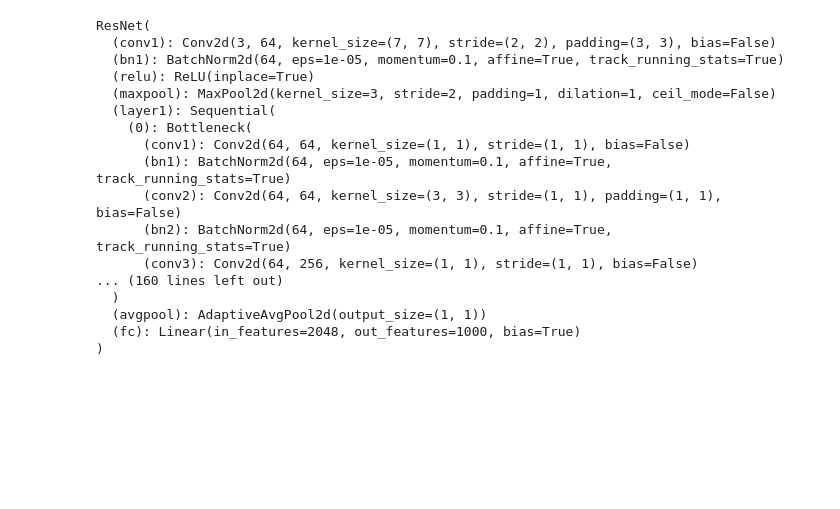
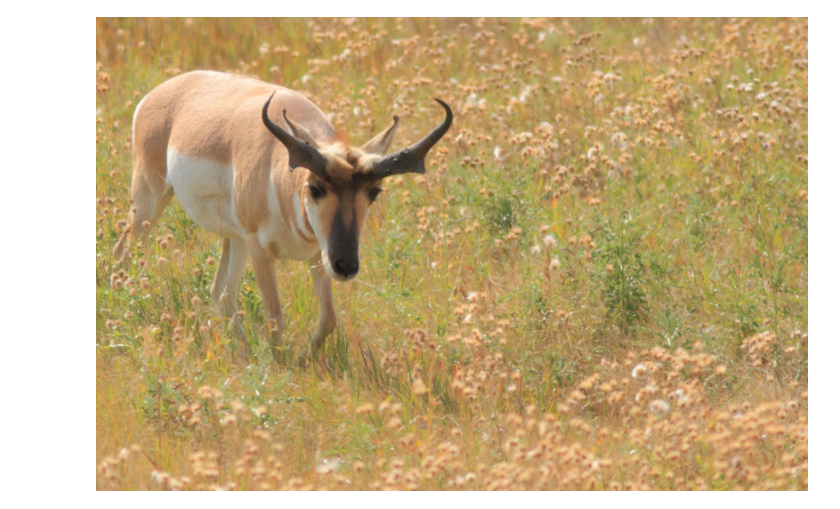
Before and after one commit to keenansamway/COSC576-Project, a Jupyter notebook: CNN-LSTM/playground.ipynb, the cells around one changed output. Drawn from its saved outputs; the diff is of its cells as text; code cells hidden in the pictures; blank space fills up the shorter version.

```diff
--- a/CNN-LSTM/playground.ipynb
+++ b/CNN-LSTM/playground.ipynb
@@ -10,20 +12,0 @@ Downloading: "https://download.pytorch.org/models/resnet50-11ad3fa6.pth" to /Use
-# %%
-print(model)
-# %% [output]
-ResNet(
-  (conv1): Conv2d(3, 64, kernel_size=(7, 7), stride=(2, 2), padding=(3, 3), bias=False)
-  (bn1): BatchNorm2d(64, eps=1e-05, momentum=0.1, affine=True, track_running_stats=True)
-  (relu): ReLU(inplace=True)
-  (maxpool): MaxPool2d(kernel_size=3, stride=2, padding=1, dilation=1, ceil_mode=False)
-  (layer1): Sequential(
-    (0): Bottleneck(
-      (conv1): Conv2d(64, 64, kernel_size=(1, 1), stride=(1, 1), bias=False)
-      (bn1): BatchNorm2d(64, eps=1e-05, momentum=0.1, affine=True, track_running_stats=True)
-      (conv2): Conv2d(64, 64, kernel_size=(3, 3), stride=(1, 1), padding=(1, 1), bias=False)
-      (bn2): BatchNorm2d(64, eps=1e-05, momentum=0.1, affine=True, track_running_stats=True)
-      (conv3): Conv2d(64, 256, kernel_size=(1, 1), stride=(1, 1), bias=False)
-... (160 lines left out)
-  )
-  (avgpool): AdaptiveAvgPool2d(output_size=(1, 1))
-  (fc): Linear(in_features=2048, out_features=1000, bias=True)
-)
@@ -29,0 +15,13 @@ ResNet(
+# %%
+images_dir = "../datasets/PCCD/images/full"
+captions_file = "../datasets/PCCD/raw.csv"
+freq_threshold = 5
+# %%
+
+df = pd.read_csv(captions_file)
+# %%
+i = Image.open(os.path.join(images_dir, df["title"][1])).convert("RGB")
+# %%
+display(i)
+# %% [output]
+[figure, added]
```
Also changed, not shown: parts of 4 cells of this notebook, 4 other files.
